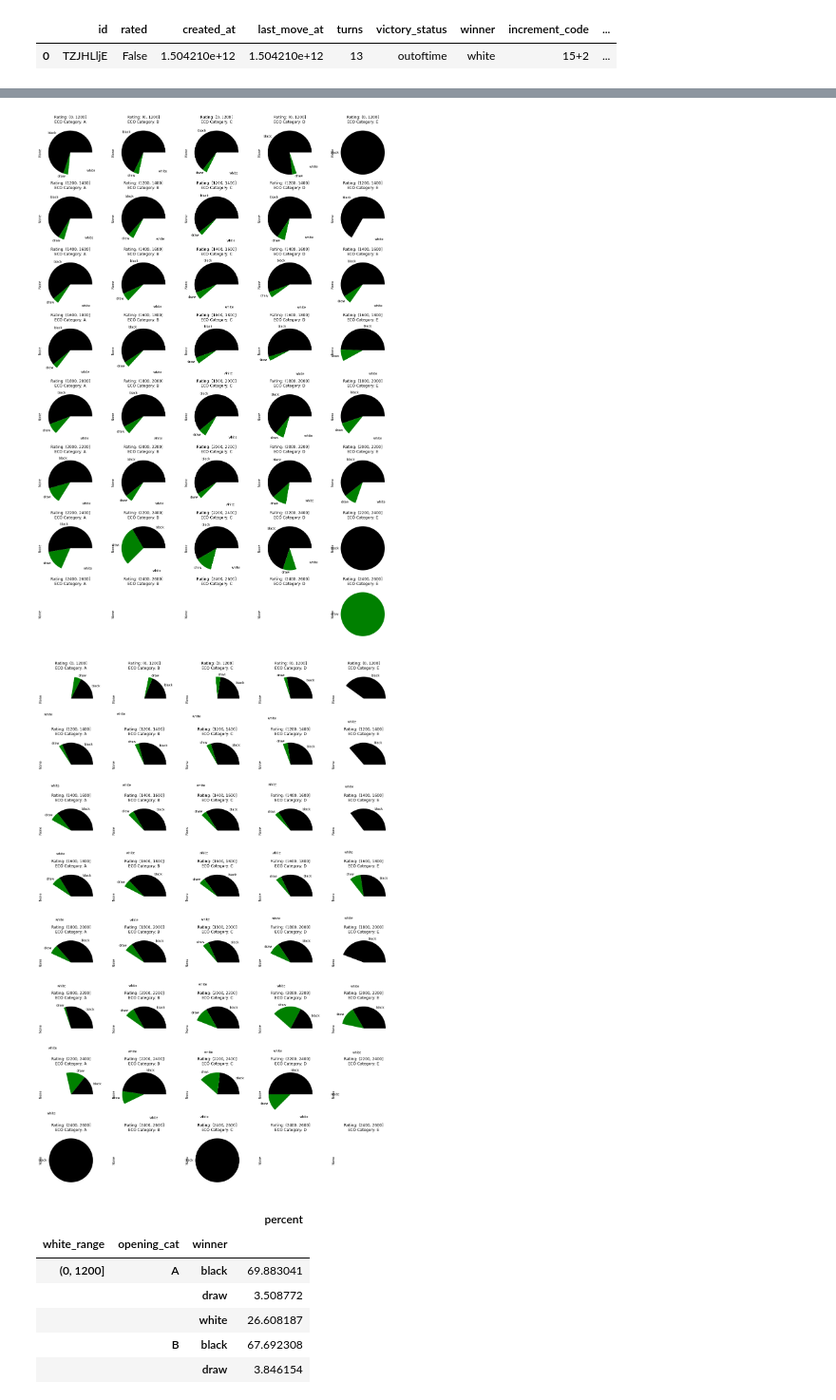
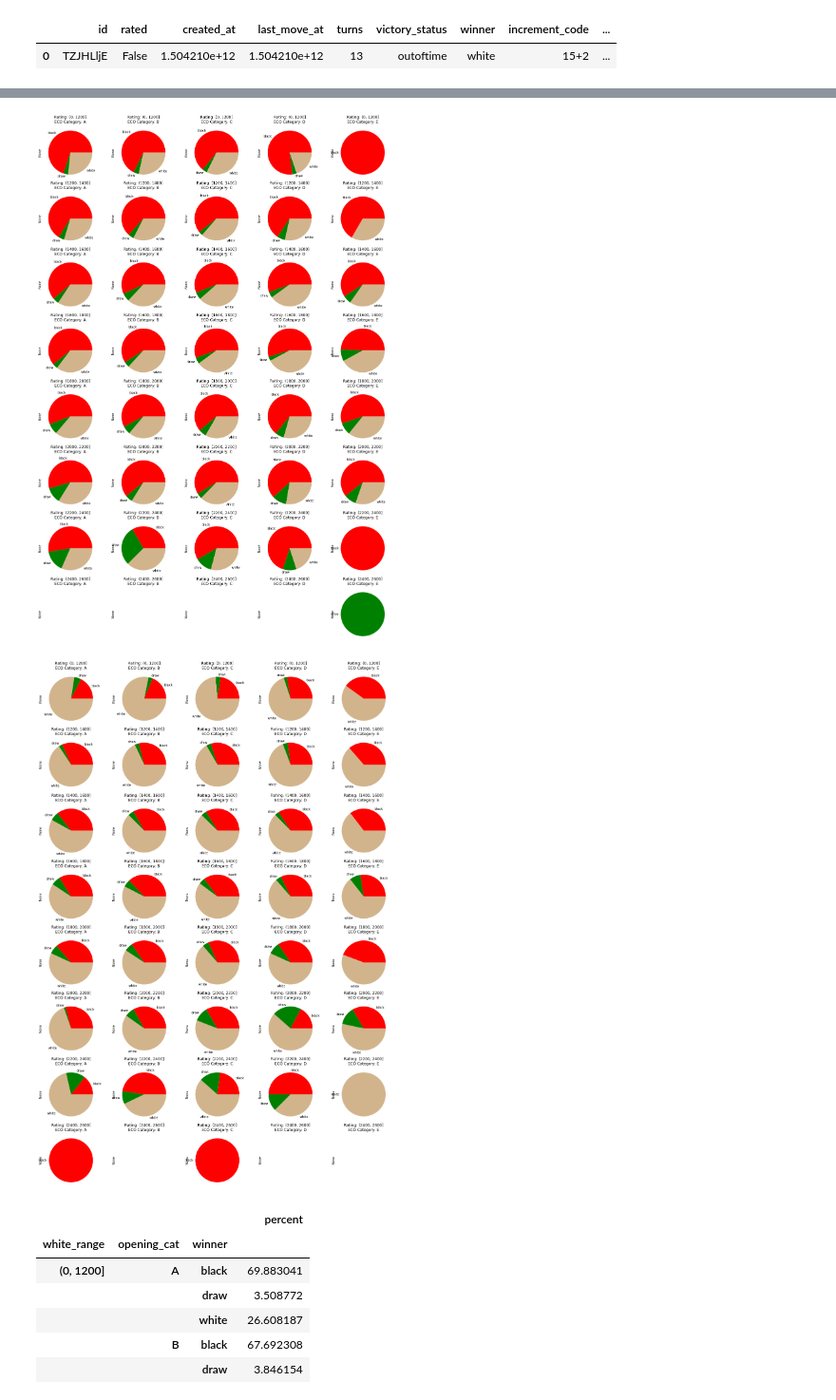
Before and after one commit to engeljason/chess_openings_analysis, a Jupyter notebook: analysis.ipynb, the cells around one changed output, grey strips where cells are left out. Shown at 95% size. Drawn from its saved outputs; the diff is of its cells as text; code cells hidden in the pictures.

Commit message:
output graphs

```diff
--- a/analysis.ipynb
+++ b/analysis.ipynb
@@ -62,13 +62,13 @@ games_df["opening_cat"] = games_df["opening_eco"].map(lambda x: x[0])
 ## graphs to visualize these
 fig, axes = plt.subplots(2, 3, figsize = (10,10))
 ax1 = axes[1][2]
-ax1.pie(x = games_df["winner"].value_counts(), labels = games_df["winner"].value_counts().index.map(str.capitalize), autopct = "%.1f%%", colors = ["white", "red", "green"])
+ax1.pie(x = games_df["winner"].value_counts(), labels = games_df["winner"].value_counts().index.map(str.capitalize), autopct = "%.1f%%", colors = ["tan", "red", "green"])
 ax1.set_title("Overall")
 
 for index, value in enumerate(games_df.groupby("opening_cat")["winner"].value_counts().index.get_level_values(0).unique()):
     i = int(index/3)
     j = int(index%3)
-    axes[i][j].pie(x = games_df.groupby("opening_cat")["winner"].value_counts()[value], colors = ["white", "red", "green"], labels = games_df.groupby("opening_cat")["winner"].value_counts()[value].index.map(str.capitalize), autopct = "%.1f%%")
+    axes[i][j].pie(x = games_df.groupby("opening_cat")["winner"].value_counts()[value], colors = ["tan", "red", "green"], labels = games_df.groupby("opening_cat")["winner"].value_counts()[value].index.map(str.capitalize), autopct = "%.1f%%")
     axes[i][j].set_title(f"Category {value}\nOpenings")
 
 plt.savefig("output/Overall Breakdowns.png")
@@ -108,32 +108,32 @@ f, a = plt.subplots(len(wud_df.stack().reorder_levels([2,0,1]).sort_index().inde
 for i, elo_range in enumerate(wud_df.stack().reorder_levels([2,0,1]).sort_index().index.get_level_values(0).unique()):
     for j, eco_cat in enumerate(wud_df.stack().reorder_levels([2,0,1]).sort_index()[elo_range].index.get_level_values(0).unique()):
 
-        wud_df.stack().reorder_levels([2,0,1]).sort_index()[elo_range][eco_cat].plot(kind = "pie", ax = a[i][j], colors = ["black", "green", "white"], title = f'Rating: {elo_range}\nECO Category: {eco_cat}')
+        wud_df.stack().reorder_levels([2,0,1]).sort_index()[elo_range][eco_cat].plot(kind = "pie", ax = a[i][j], colors = ["red", "green", "tan"], title = f'Rating: {elo_range}\nECO Category: {eco_cat}')
 
 plt.savefig("output/White Underdog-detailed breakdown.png")
 plt.show()
 # %% [output]
-[figure, old version]
+[figure, new version]
 # %%
 # repeat above work, but with the data binned by ranges of player ratings
 bud_by_range = games_df[(games_df["elo_diff"] > 0)].groupby(["black_range", "opening_cat"])["winner"].value_counts().rename("winrate")
 
 ## graph to visualize this
 bud_by_range.reset_index(level = 2).sort_index()
 
 bud_df = bud_by_range.unstack(level = 0).unstack(level = 0).fillna(0).apply(lambda x : 0 if (x.sum() == 0) else (100 * x / float(x.sum())) ).stack(level = 1).reorder_levels([1,0]).sort_index()
 bud_df.stack().reorder_levels([2,0,1]).sort_index()
 
 f, a = plt.subplots(len(bud_df.stack().reorder_levels([2,0,1]).sort_index().index.get_level_values(0).unique()), len(bud_df.stack().reorder_levels([2,0,1]).sort_index().index.get_level_values(1).unique()), figsize = (20,30))
 for i, elo_range in enumerate(bud_df.stack().reorder_levels([2,0,1]).sort_index().index.get_level_values(0).unique()):
     for j, eco_cat in enumerate(bud_df.stack().reorder_levels([2,0,1]).sort_index()[elo_range].index.get_level_values(0).unique()):
 
-        bud_df.stack().reorder_levels([2,0,1]).sort_index()[elo_range][eco_cat].plot(kind = "pie", ax = a[i][j], colors = ["black", "green", "white"], title = f'Rating: {elo_range}\nECO Category: {eco_cat}')
+        bud_df.stack().reorder_levels([2,0,1]).sort_index()[elo_range][eco_cat].plot(kind = "pie", ax = a[i][j], colors = ["red", "green", "tan"], title = f'Rating: {elo_range}\nECO Category: {eco_cat}')
 
 plt.savefig("output/Black Underdog-detailed breakdown.png")
 plt.show()
 # %% [output]
-[figure, old version]
+[figure, new version]
 # %%
 pd.DataFrame(bud_df.stack().reorder_levels([2,0,1]).sort_index()).rename(columns = {0 : "percent"}).to_csv("output/black_winrate_by_range_cat.csv")
 pd.DataFrame(wud_df.stack().reorder_levels([2,0,1]).sort_index()).rename(columns = {0 : "percent"}).to_csv("output/white_winrate_by_range_cat.csv")
```
Also changed, not shown: parts of 3 cells of this notebook, 4 other files.
